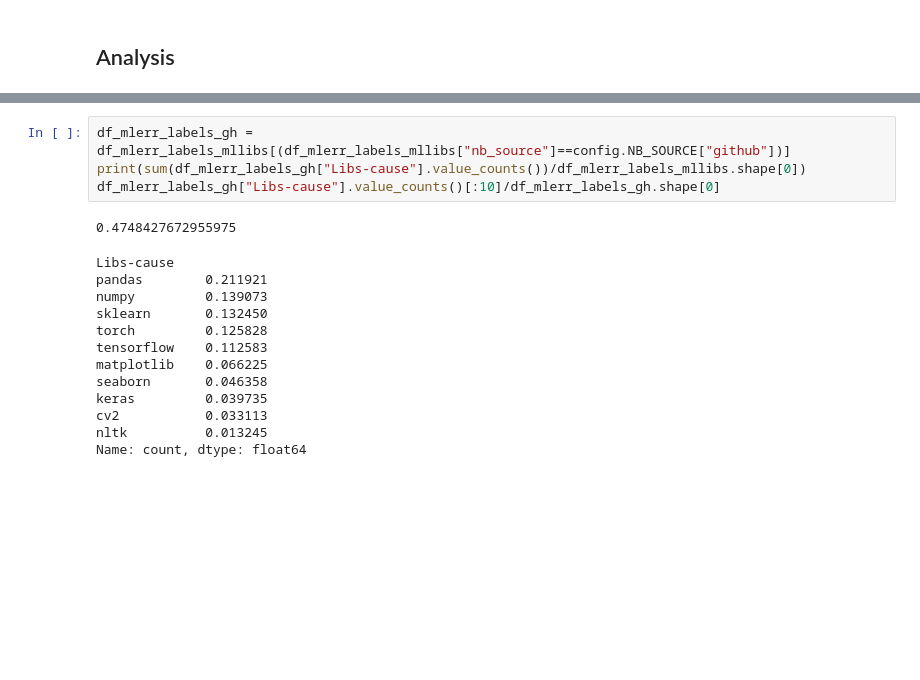
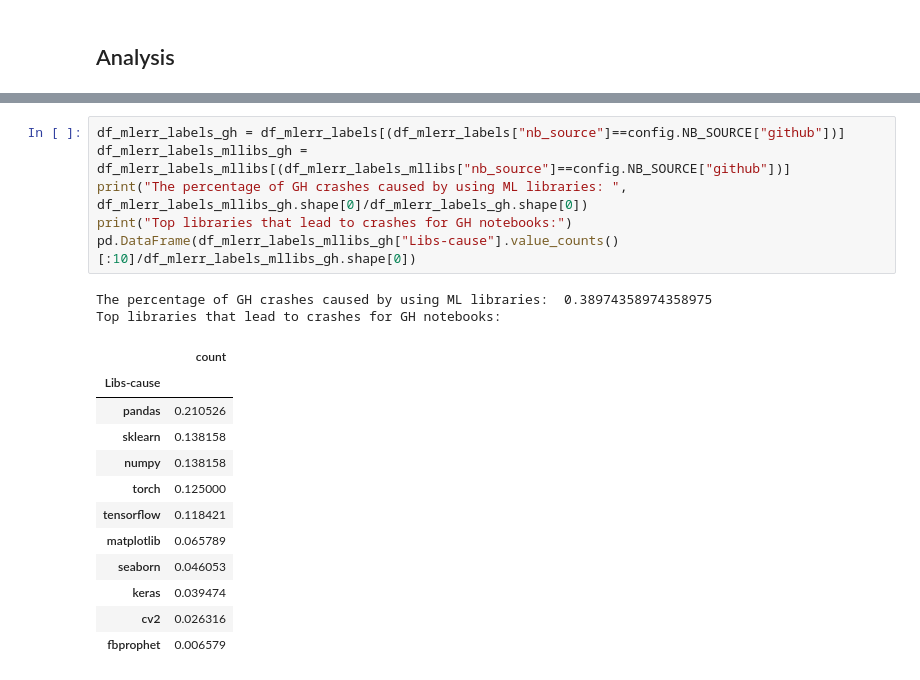
Before and after one commit to PELAB-LiU/jupyter_nbs_empirical, a Jupyter notebook: data_analysis_[additional-manual_labels_libraries].ipynb, the cells around one changed output, grey strips where cells are left out. Cells and saved outputs as stored; diff of their text form; blank space fills up the shorter version.

```diff
--- a/data_analysis_[additional-manual_labels_libraries].ipynb
+++ b/data_analysis_[additional-manual_labels_libraries].ipynb
@@ -61,19 +37,22 @@ Name: count, dtype: float64
 # %%
-df_mlerr_labels_gh = df_mlerr_labels_mllibs[(df_mlerr_labels_mllibs["nb_source"]==config.NB_SOURCE["github"])]
-print(sum(df_mlerr_labels_gh["Libs-cause"].value_counts())/df_mlerr_labels_mllibs.shape[0])
-df_mlerr_labels_gh["Libs-cause"].value_counts()[:10]/df_mlerr_labels_gh.shape[0]
+df_mlerr_labels_gh = df_mlerr_labels[(df_mlerr_labels["nb_source"]==config.NB_SOURCE["github"])]
+df_mlerr_labels_mllibs_gh = df_mlerr_labels_mllibs[(df_mlerr_labels_mllibs["nb_source"]==config.NB_SOURCE["github"])]
+print("The percentage of GH crashes caused by using ML libraries: ", df_mlerr_labels_mllibs_gh.shape[0]/df_mlerr_labels_gh.shape[0])
+print("Top libraries that lead to crashes for GH notebooks:")
+pd.DataFrame(df_mlerr_labels_mllibs_gh["Libs-cause"].value_counts()[:10]/df_mlerr_labels_mllibs_gh.shape[0])
 # %% [output]
-0.4748427672955975
+The percentage of GH crashes caused by using ML libraries:  0.38974358974358975
+Top libraries that lead to crashes for GH notebooks:
-Libs-cause
-pandas        0.211921
-numpy         0.139073
-sklearn       0.132450
-torch         0.125828
-tensorflow    0.112583
-matplotlib    0.066225
-seaborn       0.046358
-keras         0.039735
-cv2           0.033113
-nltk          0.013245
-Name: count, dtype: float64
+|  | count |
+| Libs-cause |  |
+| pandas | 0.210526 |
+| sklearn | 0.138158 |
+| numpy | 0.138158 |
+| torch | 0.125000 |
+| tensorflow | 0.118421 |
+| matplotlib | 0.065789 |
+| seaborn | 0.046053 |
+| keras | 0.039474 |
+| cv2 | 0.026316 |
+| fbprophet | 0.006579 |
 # %%
```
Also changed, not shown: parts of 9 cells of this notebook.
